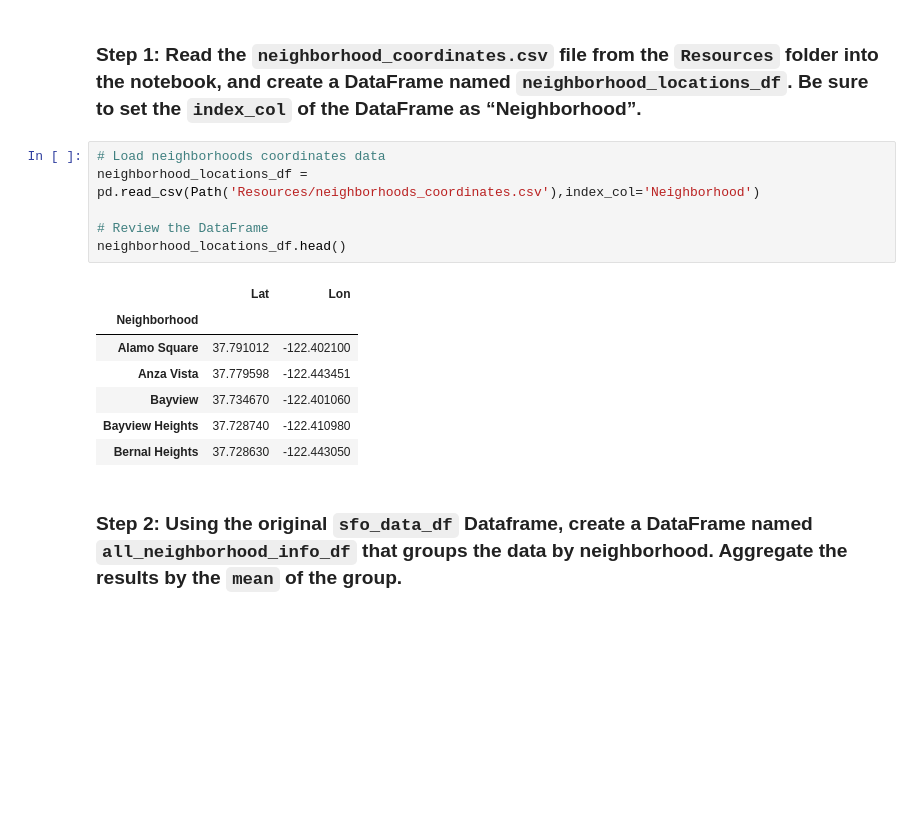
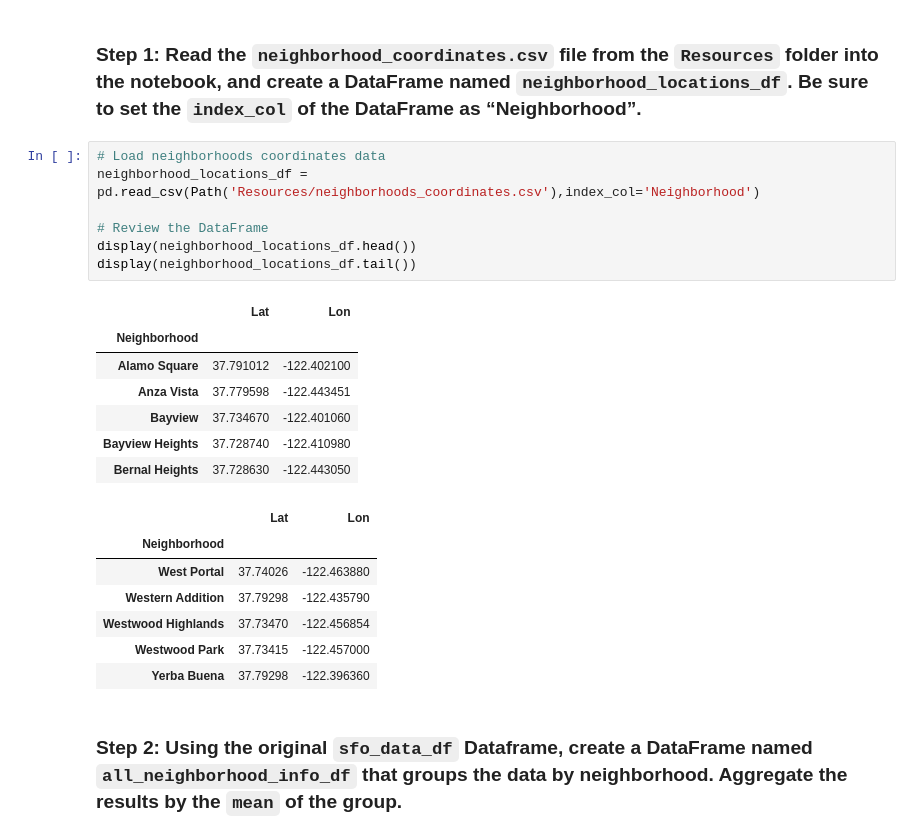
Before and after one commit to seshouan/Project-PropTech, a Jupyter notebook: san_francisco_housing.ipynb, the cells around one changed output. Saved outputs shown, nothing was run; the diff lists cells and outputs as text; blank space fills up the shorter version.

```diff
--- a/san_francisco_housing.ipynb
+++ b/san_francisco_housing.ipynb
@@ -409,17 +420,25 @@ Note that your resulting plot should appear similar to the following image:
 # %%
 # Load neighborhoods coordinates data
 neighborhood_locations_df = pd.read_csv(Path('Resources/neighborhoods_coordinates.csv'),index_col='Neighborhood')
 
 # Review the DataFrame
-neighborhood_locations_df.head()
+display(neighborhood_locations_df.head())
+display(neighborhood_locations_df.tail())
 # %% [output]
 |  | Lat | Lon |
 | Neighborhood |  |  |
 | Alamo Square | 37.791012 | -122.402100 |
 | Anza Vista | 37.779598 | -122.443451 |
 | Bayview | 37.734670 | -122.401060 |
 | Bayview Heights | 37.728740 | -122.410980 |
 | Bernal Heights | 37.728630 | -122.443050 |
+|  | Lat | Lon |
+| Neighborhood |  |  |
+| West Portal | 37.74026 | -122.463880 |
+| Western Addition | 37.79298 | -122.435790 |
+| Westwood Highlands | 37.73470 | -122.456854 |
+| Westwood Park | 37.73415 | -122.457000 |
+| Yerba Buena | 37.79298 | -122.396360 |
 # %% [markdown]
 ### Step 2: Using the original `sfo_data_df` Dataframe, create a DataFrame named `all_neighborhood_info_df` that groups the data by neighborhood. Aggregate the results by the `mean` of the group.
 # %%
```
Also changed, not shown: parts of 17 cells of this notebook.
